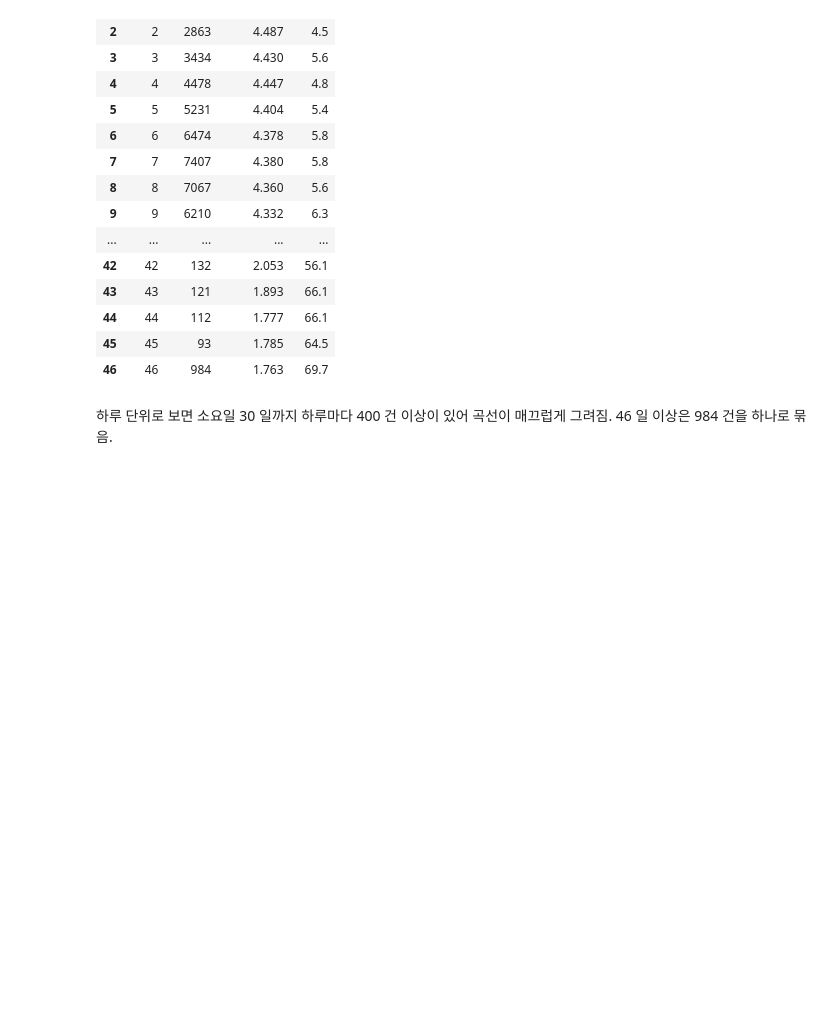
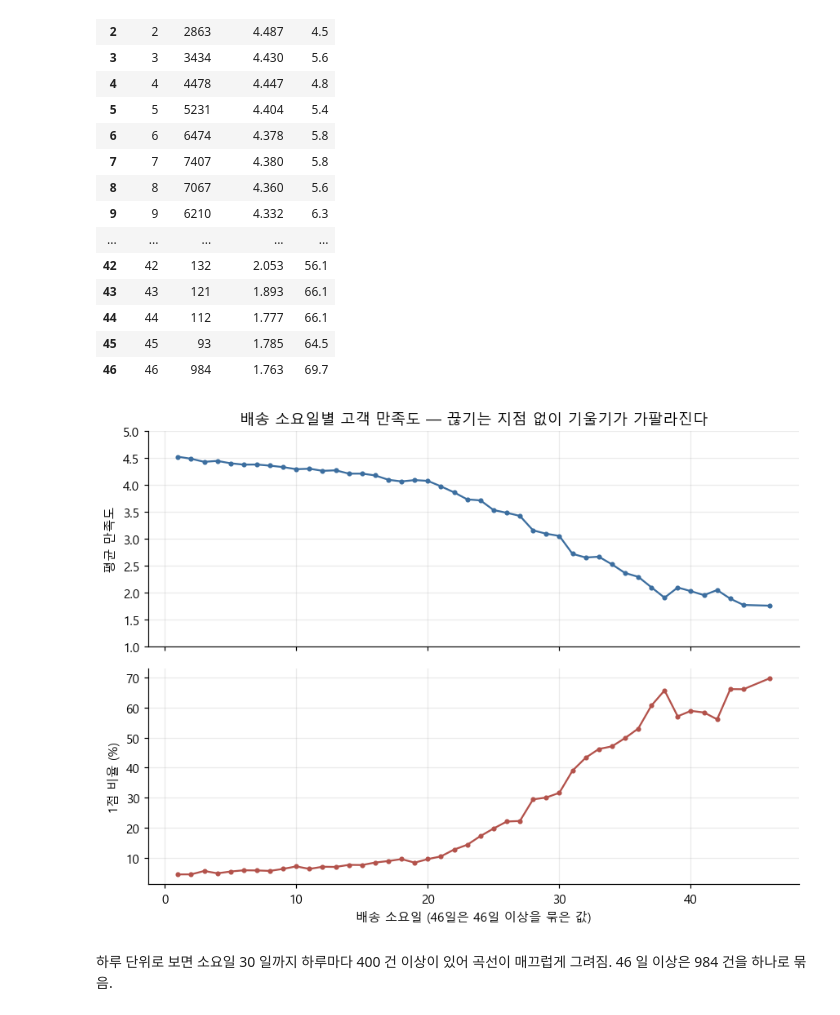
Before and after one commit to wlstjd1011/Olist-data-analyze, a Jupyter notebook: notebooks/06_delivery_expectation.ipynb, the cells around one changed output. Cells and saved outputs as stored; diff of their text form; code cells hidden in the pictures; blank space fills up the shorter version.

```diff
--- a/notebooks/06_delivery_expectation.ipynb
+++ b/notebooks/06_delivery_expectation.ipynb
@@ -424,6 +461,33 @@ ORDER BY days
 | 44 | 44 | 112 | 1.777 | 66.1 |
 | 45 | 45 | 93 | 1.785 | 64.5 |
 | 46 | 46 | 984 | 1.763 | 69.7 |
+# %%
+df = con.execute("""
+SELECT CASE WHEN delivery_days >= 46 THEN 46 ELSE delivery_days END  AS days,
+       COUNT(*)                                                     AS orders,
+       AVG(review_score)                                            AS avg_score,
+       100.0 * COUNT(*) FILTER (review_score = 1) / COUNT(*)         AS pct_1
+FROM delivery_review
+GROUP BY days
+HAVING COUNT(*) >= 100
+ORDER BY days
+""").df()
+
+fig, (ax1, ax2) = plt.subplots(2, 1, figsize=(8, 6), sharex=True)
+
+ax1.plot(df.days, df.avg_score, marker='o', ms=3, color='#3C6E9F')
+ax1.set_ylabel('평균 만족도')
+ax1.set_ylim(1, 5)
+ax1.set_title('배송 소요일별 고객 만족도 — 끊기는 지점 없이 기울기가 가팔라진다')
+
+ax2.plot(df.days, df.pct_1, marker='o', ms=3, color='#B3524B')
+ax2.set_ylabel('1점 비율 (%)')
+ax2.set_xlabel('배송 소요일 (46일은 46일 이상을 묶은 값)')
+
+plt.tight_layout()
+plt.show()
+# %% [output]
+[figure, added]
 # %% [markdown]
 하루 단위로 보면 소요일 30 일까지 하루마다 400 건 이상이 있어 곡선이 매끄럽게 그려짐.
 46 일 이상은 984 건을 하나로 묶음.
```
Also changed, not shown: parts of 12 cells of this notebook, 9 other files.
